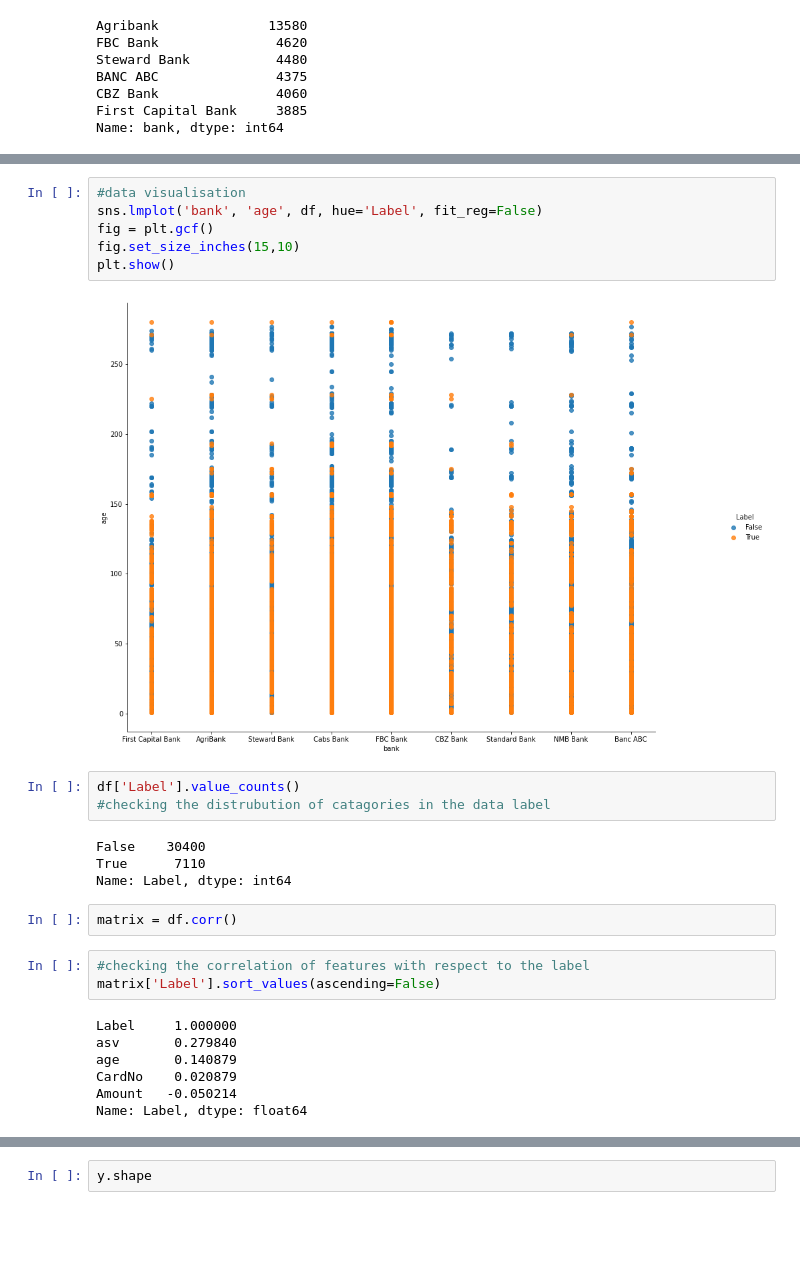
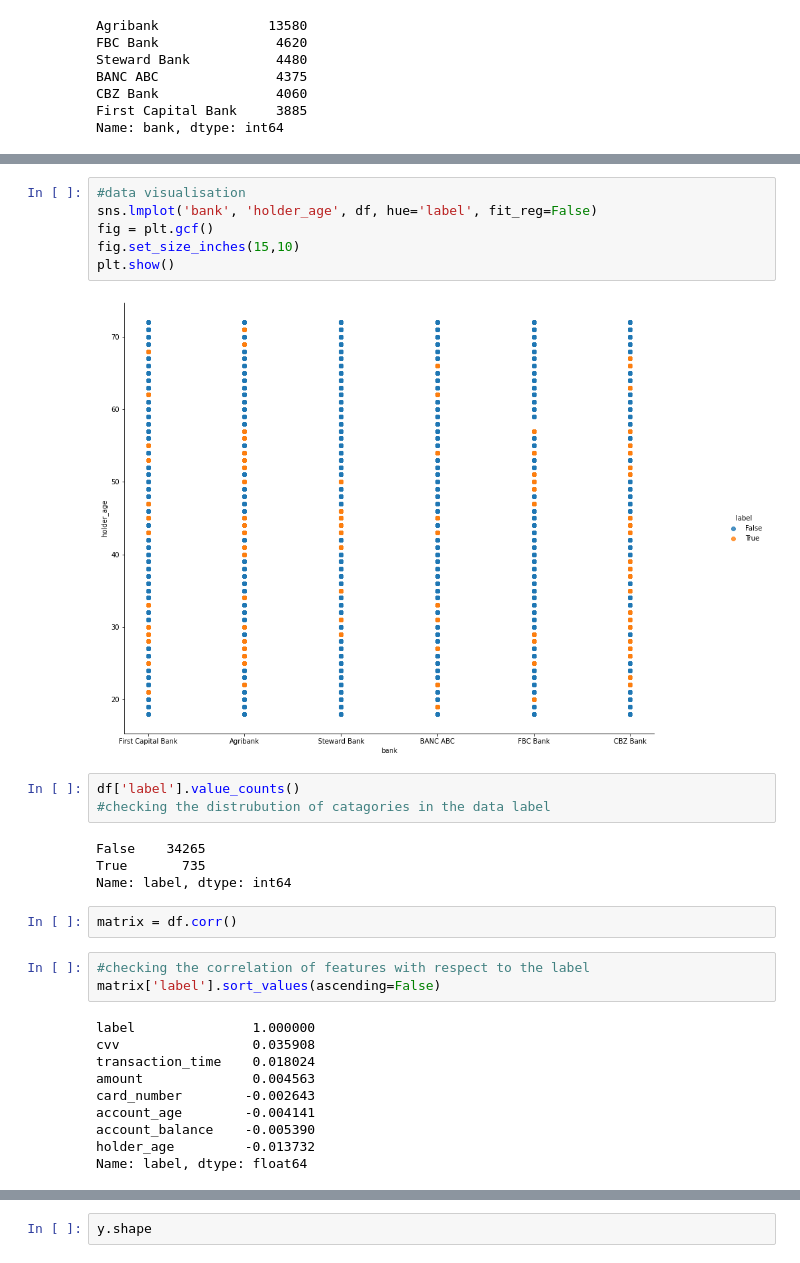
Before and after one commit to nyashaChiza/Real-Time-Credit-Card-Transaction-Fraud-Detection, a Jupyter notebook: Notebooks/HIT400 fraud Detection.ipynb, the cells around one changed output, grey strips where cells are left out. Drawn from its saved outputs; the diff is of its cells as text; blank space fills up the shorter version.

```diff
--- a/Notebooks/HIT400 fraud Detection.ipynb
+++ b/Notebooks/HIT400 fraud Detection.ipynb
@@ -91,31 +93,34 @@ Hwange        1776
 Name: location, dtype: int64
 # %%
 #data visualisation
-sns.lmplot('bank', 'age', df, hue='Label', fit_reg=False)
+sns.lmplot('bank', 'holder_age', df, hue='label', fit_reg=False)
 fig = plt.gcf()
 fig.set_size_inches(15,10)
 plt.show()
 # %% [output]
-[figure, old version]
+[figure, new version]
 # %%
-df['Label'].value_counts()
+df['label'].value_counts()
 #checking the distrubution of catagories in the data label
 # %% [output]
-False    30400
-True      7110
-Name: Label, dtype: int64
+False    34265
+True       735
+Name: label, dtype: int64
 # %%
 matrix = df.corr()
 # %%
 #checking the correlation of features with respect to the label
-matrix['Label'].sort_values(ascending=False)
+matrix['label'].sort_values(ascending=False)
 # %% [output]
-Label     1.000000
-asv       0.279840
-age       0.140879
-CardNo    0.020879
-Amount   -0.050214
-Name: Label, dtype: float64
+label               1.000000
+cvv                 0.035908
+transaction_time    0.018024
+amount              0.004563
+card_number        -0.002643
+account_age        -0.004141
+account_balance    -0.005390
+holder_age         -0.013732
+Name: label, dtype: float64
 # %%
 #plotting a correlation heat map
 sns.heatmap(matrix, vmax=0.8, square=True)
```
Also changed, not shown: parts of 7 cells of this notebook, 4 other files.
